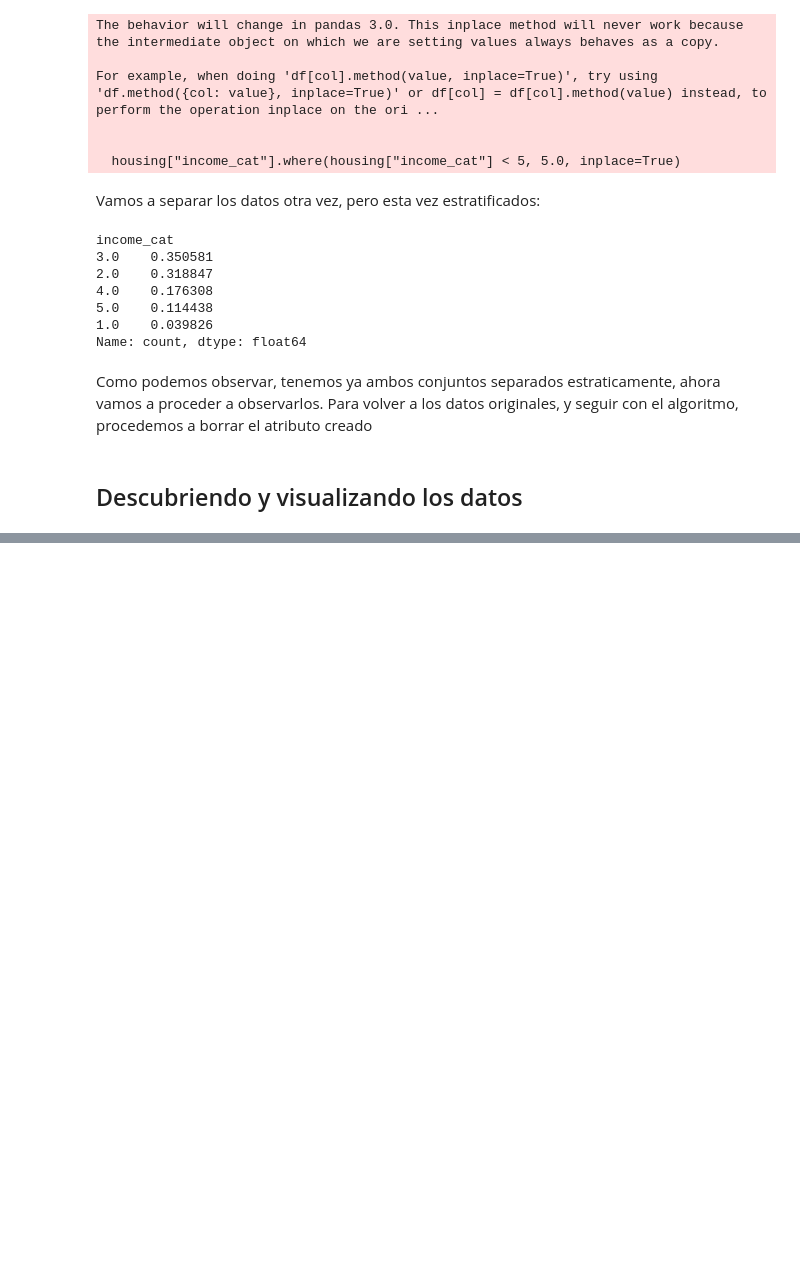
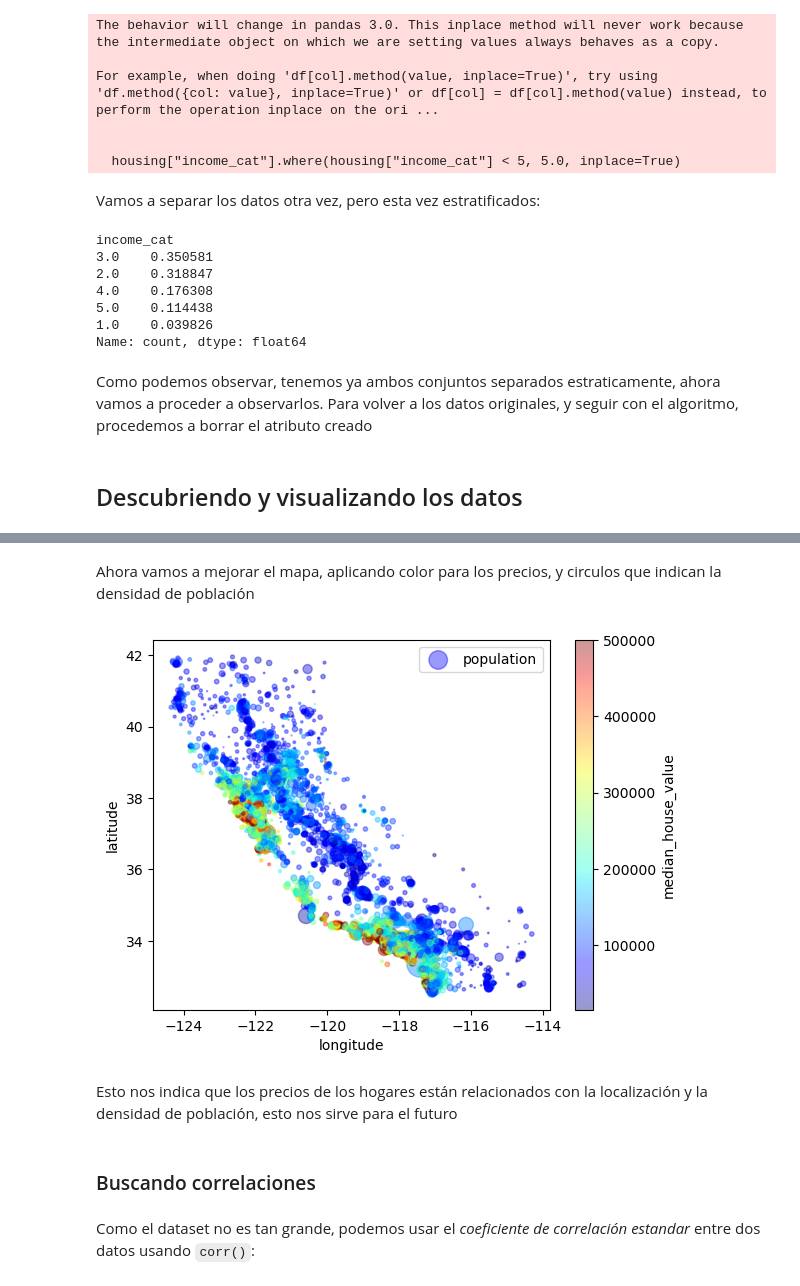
Before and after one commit to 100475206/housing_predictions, a Jupyter notebook: Housing_pred.ipynb, the cells around one changed output, grey strips where cells are left out. Drawn from its saved outputs; the diff is of its cells as text; code cells hidden in the pictures; blank space fills up the shorter version.

```diff
--- a/Housing_pred.ipynb
+++ b/Housing_pred.ipynb
@@ -182,0 +203,15 @@ for set in (strat_train_set, strat_test_set):
+# %% [markdown]
+Ahora vamos a mejorar el mapa, aplicando color para los precios, y circulos que indican la densidad de población
+# %%
+housing.plot(kind="scatter", x="longitude", y="latitude", alpha=0.4,
+             s=housing["population"]/100, label="population",
+             c="median_house_value", cmap=plt.get_cmap("jet"), colorbar=True)
+plt.show()
+# %% [output]
+[figure, added]
+# %% [markdown]
+Esto nos indica que los precios de los hogares están relacionados con la localización y la densidad de población, esto nos sirve para el futuro
+# %% [markdown]
+### Buscando correlaciones
+# %% [markdown]
+Como el dataset no es tan grande, podemos usar el *coeficiente de correlación estandar* entre dos datos usando `corr()`:
```
Also changed, not shown: parts of 46 cells of this notebook.
